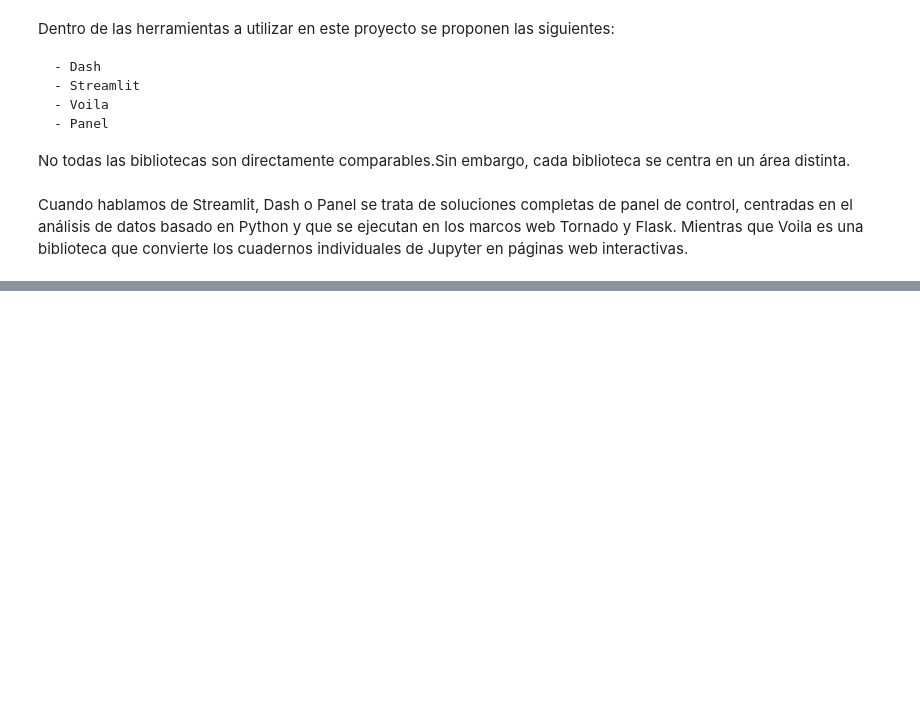
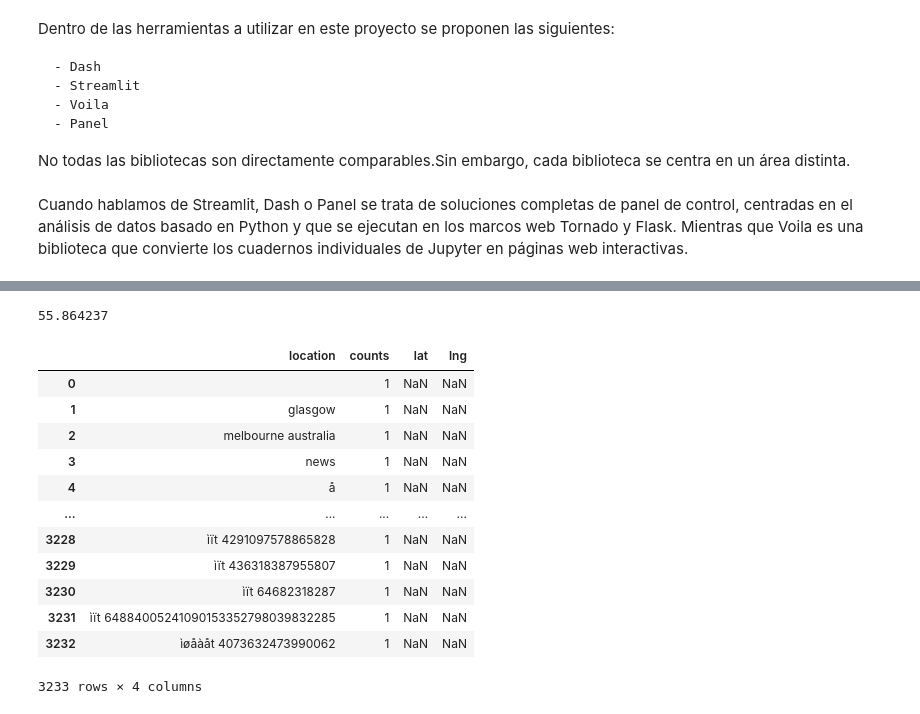
Before and after one commit to marisaaaai/Proyecto2DS, a Jupyter notebook: Proyecto2.ipynb, the cells around one changed output, grey strips where cells are left out. Cells and saved outputs as stored; diff of their text form; code cells hidden in the pictures; blank space fills up the shorter version.

```diff
--- a/Proyecto2.ipynb
+++ b/Proyecto2.ipynb
@@ -890,3 +1036,7 @@ Dentro de las herramientas a utilizar en este proyecto se proponen las siguiente
 No todas las bibliotecas son directamente comparables.Sin embargo, cada biblioteca se centra en un área distinta.
 # %% [markdown]
 Cuando hablamos de Streamlit, Dash o Panel se trata de soluciones completas de panel de control, centradas en el análisis de datos basado en Python y que se ejecutan en los marcos web Tornado y Flask. Mientras que Voila es una biblioteca que convierte los cuadernos individuales de Jupyter en páginas web interactivas.
+# %%
+import pandas as pd
+clean = pd.read_csv("clean.csv")
+clean.head()
@@ -892,0 +1050,4 @@ Cuando hablamos de Streamlit, Dash o Panel se trata de soluciones completas de p
+# %%
+groupby = clean.groupby(['location']).size().reset_index(name='counts')
+groupby
+# df.groupby(['col1', 'col2']).size().reset_index(name='counts')
@@ -892,0 +1076,67 @@ Cuando hablamos de Streamlit, Dash o Panel se trata de soluciones completas de p
+# %%
+geocode_result[0]['geometry']['location']['lat']
+# %% [output]
+55.864237
+# %%
+import numpy as np
+from nltk.corpus import stopwords #limpieza de datos
+import pandas as pd #libreria de visualizacion de texto
+import numpy as np #libreria de operaciones matematicas
+import matplotlib.pyplot as plt
+import seaborn as sns
+%matplotlib inline
+import re
+import string
+from nltk.corpus import stopwords #limpieza de datos
+
+from wordcloud import WordCloud #graficas
+
+from textblob import TextBlob
+from nltk.sentiment.vader import SentimentIntensityAnalyzer
+import nltk
+
+import re
+
+groupby['lat'] = np.nan
+groupby['lng'] = np.nan
+
+groupby['location'] = groupby['location'].apply(lambda x: re.split('https:\/\/.*', str(x))[0])
+groupby['location'] = groupby['location'].apply(lambda x: re.split('http:\/\/.*', str(x))[0])
+def remove_punctuations(text):
+    for punctuation in string.punctuation:
+        text = text.replace(punctuation, '')
+    return text
+groupby['location'] = groupby['location'].apply(remove_punctuations)
+groupby.astype(str).apply(lambda x: x.str.encode('ascii', 'ignore').str.decode('ascii'))
+
+stop = stopwords.words('english')
+
+groupby['location'] = groupby['location'].str.lower().str.split()
+
+groupby['location'] = groupby['location'].apply(lambda x: [item for item in x if item not in stop])
+groupby['location'] = [' '.join(map(str, l)) for l in groupby['location']]
+
+groupby
+
+# for index, row in groupby.iterrows():
+#     print(row['location'])
+#     geocode_result = gmaps.geocode('melbourne australia')
+#     if len(geocode_result) > 0:
+#         groupby.loc[index, 'lat'] = geocode_result[0]['geometry']['location']['lat']
+#         groupby.loc[index, 'lng'] = geocode_result[0]['geometry']['location']['lng']
+
+# groupby.head()
+# %% [output]
+|  | location | counts | lat | lng |
+| 0 |  | 1 | NaN | NaN |
+| 1 | glasgow | 1 | NaN | NaN |
+| 2 | melbourne australia | 1 | NaN | NaN |
+| 3 | news | 1 | NaN | NaN |
+| 4 | å | 1 | NaN | NaN |
+| ... | ... | ... | ... | ... |
+| 3228 | ìït 4291097578865828 | 1 | NaN | NaN |
+| 3229 | ìït 436318387955807 | 1 | NaN | NaN |
+| 3230 | ìït 64682318287 | 1 | NaN | NaN |
+| 3231 | ìït 64884005241090153352798039832285 | 1 | NaN | NaN |
+| 3232 | ìøåàåt 4073632473990062 | 1 | NaN | NaN |
+3233 rows × 4 columns
```
Also changed, not shown: parts of 40 cells of this notebook, 4 other files.
